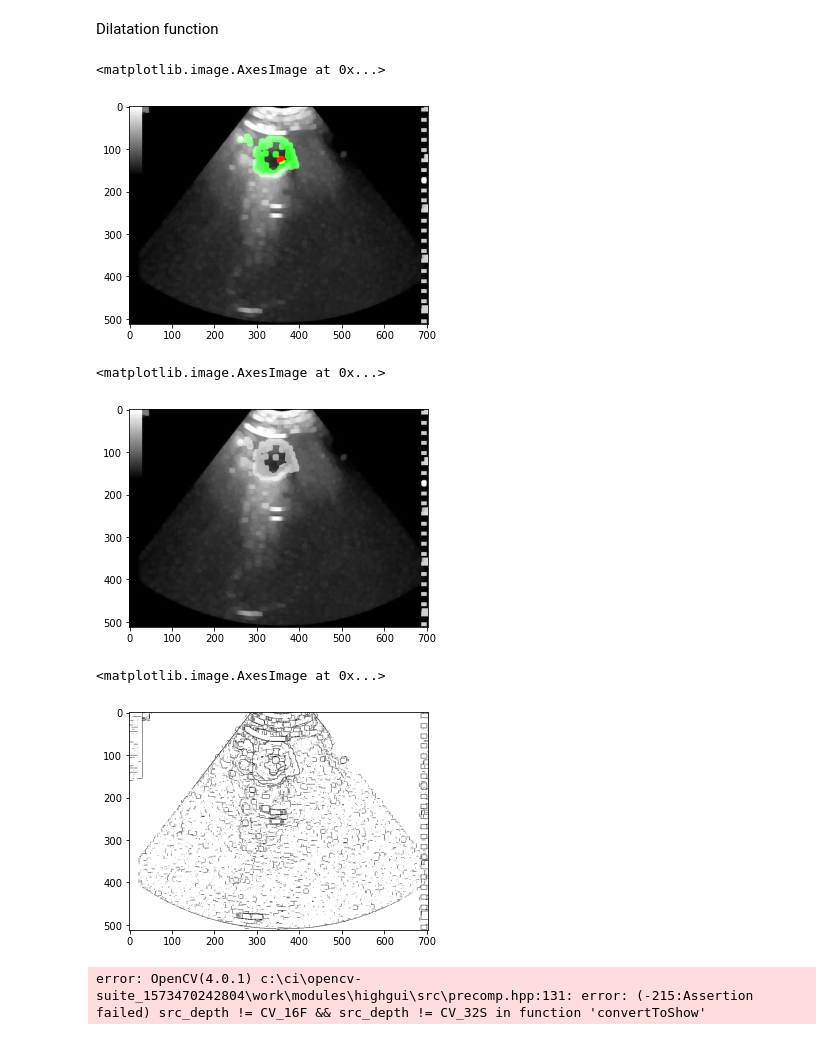
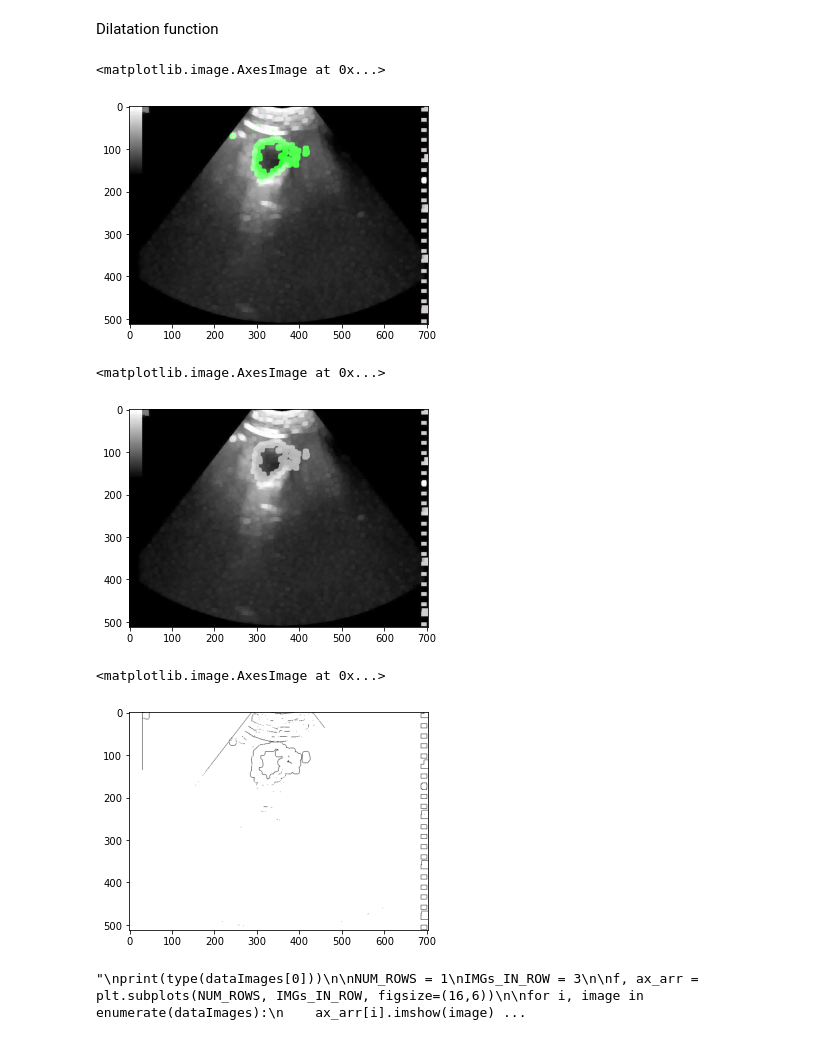
Before and after one commit to yousraBRK/Vesicule_Segmentation_with_ContourRegularisation, a Jupyter notebook: Code.ipynb, the cells around one changed output. Cells and saved outputs as stored; diff of their text form; code cells hidden in the pictures.

```diff
--- a/Code.ipynb
+++ b/Code.ipynb
@@ -137,7 +126,7 @@ Plot initals points on the images
 # %%
 #Plot points for image 5
 data = points5_df.values
-imgplt5 = image5
+imgplt5 = image5.copy()
 for i in range(len(data)):
     x=data[i][1]
     y=data[i][2]
@@ -190,24 +179,23 @@ def Dilation(src,size):
     dilatation_dst = cv2.dilate(src, element)
     return(dilatation_dst)
 # %%
-src =imgplt7
+src =imgplt5
 dilatation_size =4
 dilatation_dst = Dilation(src,dilatation_size)
 plt.imshow(dilatation_dst)
 # %% [output]
 <matplotlib.image.AxesImage at 0x...>
-[figure, old version]
+[figure, new version]
 # %%
 srcGrey=cv2.cvtColor(dilatation_dst, cv2.COLOR_BGR2GRAY)
-#val,srcBinary = cv2.threshold(srcGrey, 127, 255, cv2.THRESH_BINARY)
-plt.imshow(srcGrey,cmap='gray',vmin=0,vmax=255)
+plt.imshow(cv2.cvtColor(srcGrey, cv2.COLOR_BGR2RGB))
 # %% [output]
 <matplotlib.image.AxesImage at 0x...>
-[figure, old version]
+[figure, new version]
 # %%
-srcBinary = cv2.adaptiveThreshold(srcGrey,255,cv2.ADAPTIVE_THRESH_GAUSSIAN_C,cv2.THRESH_BINARY,3,2)
-plt.imshow(srcBinary,cmap='gray',vmin=0,vmax=255)
+srcBinary = cv2.adaptiveThreshold(srcGrey,255,cv2.ADAPTIVE_THRESH_GAUSSIAN_C,cv2.THRESH_BINARY,3,10)
+plt.imshow(cv2.cvtColor(srcBinary, cv2.COLOR_BGR2RGB))
 # %% [output]
 <matplotlib.image.AxesImage at 0x...>
-[figure, old version]
+[figure, new version]
 # %%
@@ -216,5 +204 @@ plt.imshow(srcBinary,cmap='gray',vmin=0,vmax=255)
-# %%
-num_labels, labels_im = cv2.connectedComponents(srcBinary,8)
-# %% [output]
-error: OpenCV(4.0.1) c:\ci\opencv-suite_1573470242804\work\modules\highgui\src\precomp.hpp:131: error: (-215:Assertion failed) src_depth != CV_16F && src_depth != CV_32S in function 'convertToShow'
 # %%
@@ -236,0 +217,22 @@ imshow_components(labels_im)
+# %%
+dataImages=[imgplt5,imgplt6,imgplt7]
+"""
+print(type(dataImages[0]))
+
+NUM_ROWS = 1
+IMGs_IN_ROW = 3
+
+f, ax_arr = plt.subplots(NUM_ROWS, IMGs_IN_ROW, figsize=(16,6))
+
+for i, image in enumerate(dataImages):
+    ax_arr[i].imshow(image)
+    ax_arr[i].set_title('image '+ str(i))
+
+
+title = 'side by side view of images'
+f.suptitle(title, fontsize=16)
+plt.tight_layout()
+plt.show()
+"""
+# %% [output]
+"\nprint(type(dataImages[0]))\n\nNUM_ROWS = 1\nIMGs_IN_ROW = 3\n\nf, ax_arr = plt.subplots(NUM_ROWS, IMGs_IN_ROW, figsize=(16,6))\n\nfor i, image in enumerate(dataImages):\n    ax_arr[i].imshow(image) ...
```
Also changed, not shown: parts of 11 cells of this notebook.
